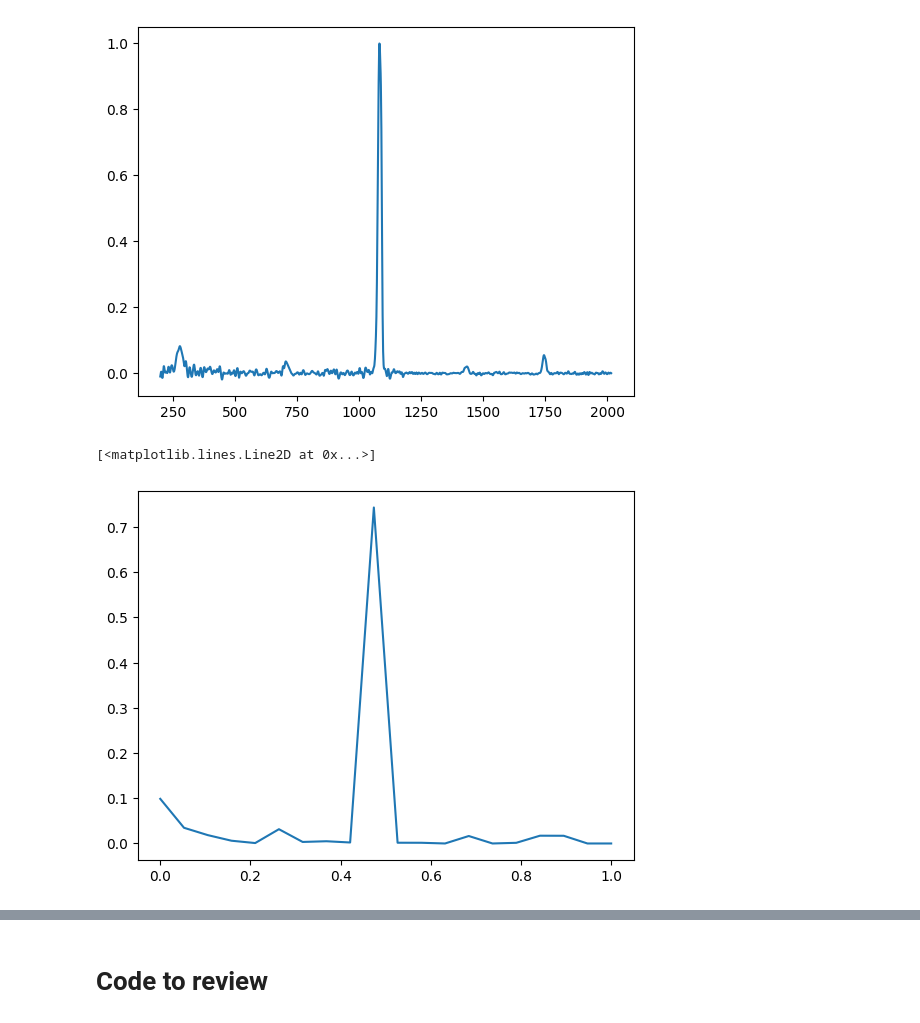
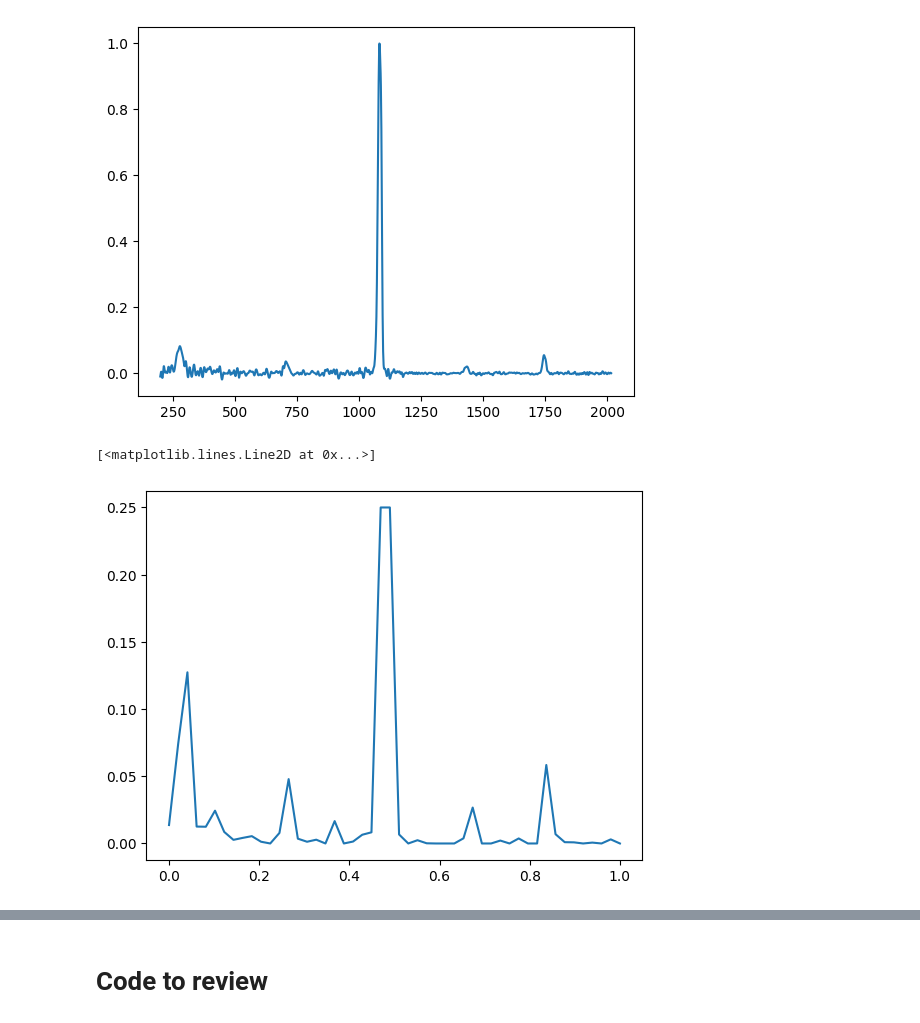
Before and after one commit to SauloSamps/Raman-Fitting-Pipeline, a Jupyter notebook: code/lab-knn.ipynb, the cells around one changed output, grey strips where cells are left out. Cells and saved outputs as stored; diff of their text form; code cells hidden in the pictures.

```diff
--- a/code/lab-knn.ipynb
+++ b/code/lab-knn.ipynb
@@ -17,13 +18,13 @@ def knnFit_persistent(samples, base_parameters, target_x, target_y, num_peaks=4,
     best_neighbor_params = []
 
     # CALCULATE PROBABILITY MAP FOR FIRST PASS
-    probs = create_probability_map(target_y, resolution=20)
+    probs = create_probability_map(target_y, num_peaks=num_peaks, resolution=50)
 
     #######################################################
     #################### FIRST PASS #######################
     #######################################################
-
-    for _ in range(samples):
+    print("Round 1 - Exploring with probability map")
+    for _ in range(samples): #THIS LOOKS SO UGLY BLEACH MY EYES
             current_y = np.zeros(len(target_x))
             current_params = []
 
@@ -53,14 +54,21 @@ def knnFit_persistent(samples, base_parameters, target_x, target_y, num_peaks=4,
     #######################################################
 
     for r in range(rounds-1):
-        # We don't reset heap here anymore!
-
+        temperature = 100
         for _ in range(samples):
             current_y = np.zeros(len(target_x))
             current_params = []
 
             for i in range(num_peaks):
                 p = peak_search_spaces[i]
+                #if np.random.random() < np.exp(-1 / max(temperature, 1e-12)):
+                #    position_interval = position_probability_map(probs, initial_resolution=len(target_y))
+                #    c = np.random.uniform(position_interval[0], position_interval[1])
+                #else:
+                #    c = np.random.uniform(p["center_range"][0], p["center_range"][1])
+
+                #position_interval = position_probability_map(probs, initial_resolution=len(target_y))
+                #c = np.random.uniform(position_interval[0], position_interval[1])
                 c = np.random.uniform(p["center_range"][0], p["center_range"][1])
                 a = np.random.uniform(p["amplitude_range"][0], p["amplitude_range"][1])
                 g = np.random.uniform(p["gamma_range"][0], p["gamma_range"][1])
@@ -78,6 +86,8 @@ def knnFit_persistent(samples, base_parameters, target_x, target_y, num_peaks=4,
             else:
                 if -dist > heap[0][0]:
                     heapq.heapreplace(heap, (-dist, current_params))
+
+            temperature *= 0.50
 
         # --- DBSCAN-Style Clustering with Origin Tracking ---
         nearest_neighbors = [item[1] for item in heap]
@@ -125,7 +135,7 @@ def knnFit_persistent(samples, base_parameters, target_x, target_y, num_peaks=4,
         # Sort and update search spaces
         valid_clusters.sort(key=lambda c_idx: np.mean([all_candidate_peaks[idx]['data']['center'] for idx in c_idx]))
 
-        for p_idx, cluster_indices in enumerate(valid_clusters[:4]):
+        for p_idx, cluster_indices in enumerate(valid_clusters[:num_peaks]):
             c_vals = [all_candidate_peaks[i]['data']['center'] for i in cluster_indices]
             a_vals = [all_candidate_peaks[i]['data']['amplitude'] for i in cluster_indices]
             g_vals = [all_candidate_peaks[i]['data']['gamma'] for i in cluster_indices]
@@ -164,10 +240,10 @@ best_params, neighbors_params = knnFit_persistent(
     target_x=target_x,
     target_y=target_y,
     k=5,
-    rounds=12,
+    rounds=5,
     eps=0.15
 )
 
-
+best_fit_model = refine_knn_with_lmfit(neighbors_params, target_x, target_y)
 PlotNeighbors(best_params, neighbors_params, target_x, target_y)
 # %% [output]
@@ -196,7 +281,19 @@ print("\nFinal Parameters of Best Fit (Neighbor 1):")
 for i, p in enumerate(best_params):
     print(f"Peak {i}: Center={p['center']:.4f}, Amp={p['amplitude']:.4f}, Gamma={p['gamma']:.4f}")
 
-print("\n\n")
+print("\n")
 print_peak_params(target_params)
+
+refined_params = best_fit_model.params
+num_peaks = len([p for p in refined_params.keys() if p.endswith('_x0')])
+
+print("\nFinal Parameters of Best Refined Fit:")
+for i in range(num_peaks):
+    # Extract values using the naming convention from the model
+    c = refined_params[f'p{i}_x0'].value
+    a = refined_params[f'p{i}_maximum'].value
+    g = refined_params[f'p{i}_gamma'].value
+
+    print(f"Peak {i}: Center={c:.4f}, Amp={a:.4f}, Gamma={g:.4f}")
 # %% [output]
 Final Parameters of Best Fit (Neighbor 1):
@@ -249,11 +345,11 @@ print(len(x))
 3800
 [figure]
 # %%
-probs = create_probability_map(cropped_y, resolution=20)
-plt.plot(np.linspace(0,1,20), probs)
+probs = create_probability_map(cropped_y, num_peaks=4, resolution=50)
+plt.plot(np.linspace(0,1,50), probs)
 # %% [output]
 [<matplotlib.lines.Line2D at 0x...>]
-[figure, old version]
+[figure, new version]
 # %%
 parameters = {
     "center_range": (0, 1),
```
Also changed, not shown: parts of 8 cells of this notebook, 3 other files.
